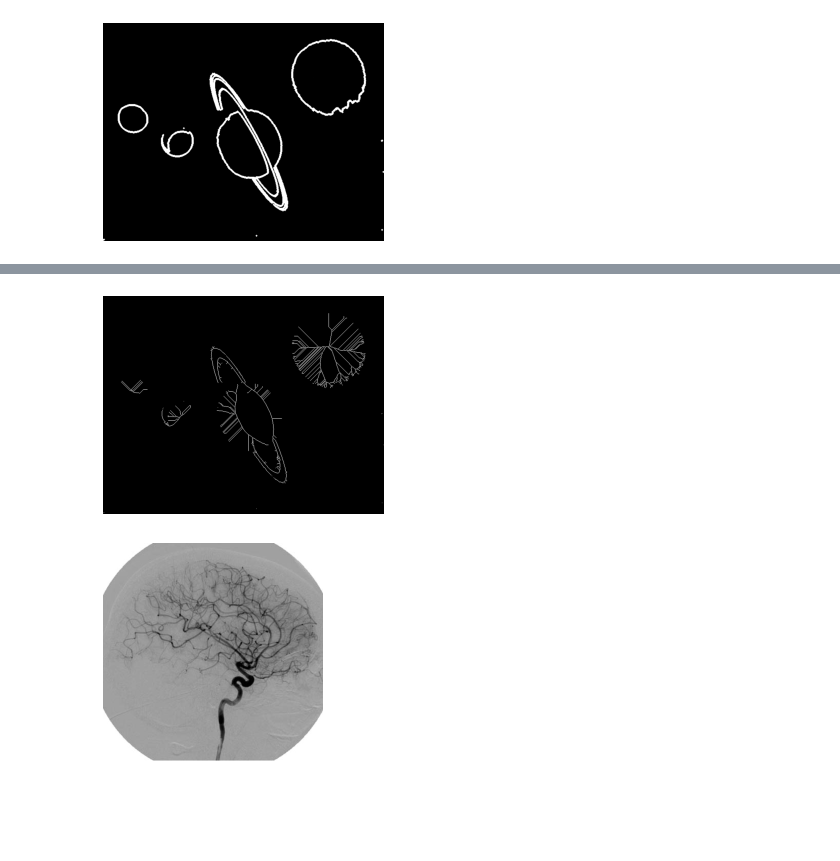
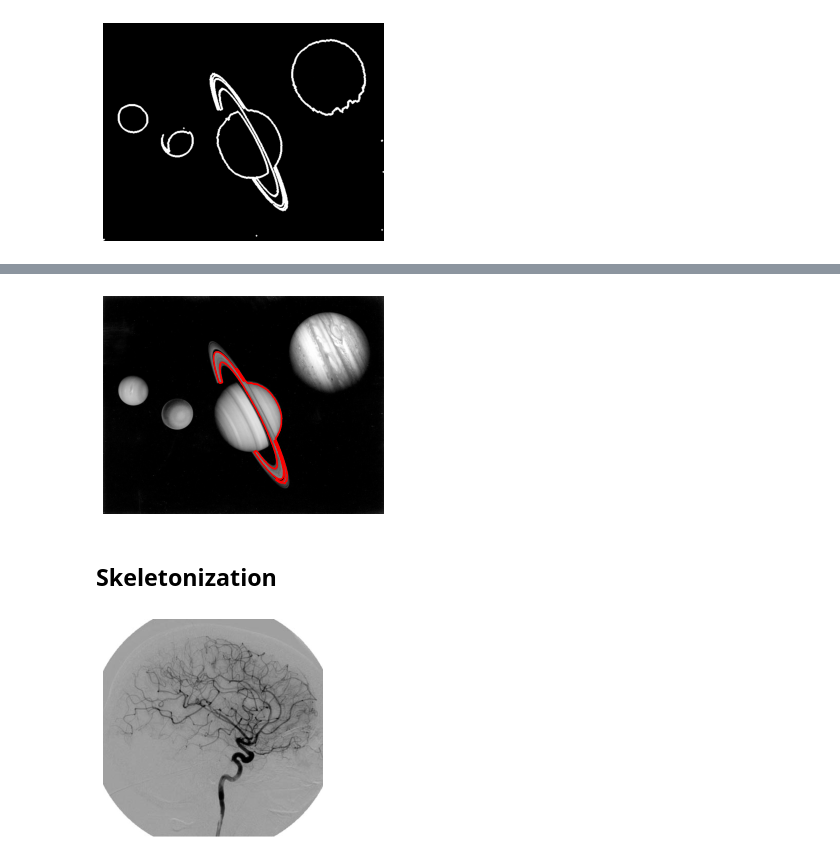
Before and after one commit to jpcano1/ISIS_4825_skimage_last, a Jupyter notebook: Scikit_Image_Final_Bootcamp.ipynb, the cells around one changed output, grey strips where cells are left out. Drawn from its saved outputs; the diff is of its cells as text; code cells hidden in the pictures; blank space fills up the shorter version.

```diff
--- a/Scikit_Image_Final_Bootcamp.ipynb
+++ b/Scikit_Image_Final_Bootcamp.ipynb
@@ -91,7 +94,10 @@ medial = medial_axis(segmented_img)
-# %%
-vis.imshow(medial)
-# %% [output]
-[figure, removed]
+# %%
+plt.plot(contour[..., 1], contour[..., 0], color="r")
+vis.imshow(img_gray)
+# %% [output]
+[figure, added]
+# %% [markdown]
+## **Skeletonization**
 # %%
 url_angio = "https://www.radiologyinfo.org/gallery-items/images/ICA-Angiogram.jpg"
 # %%
```
Also changed, not shown: parts of 48 cells of this notebook.
